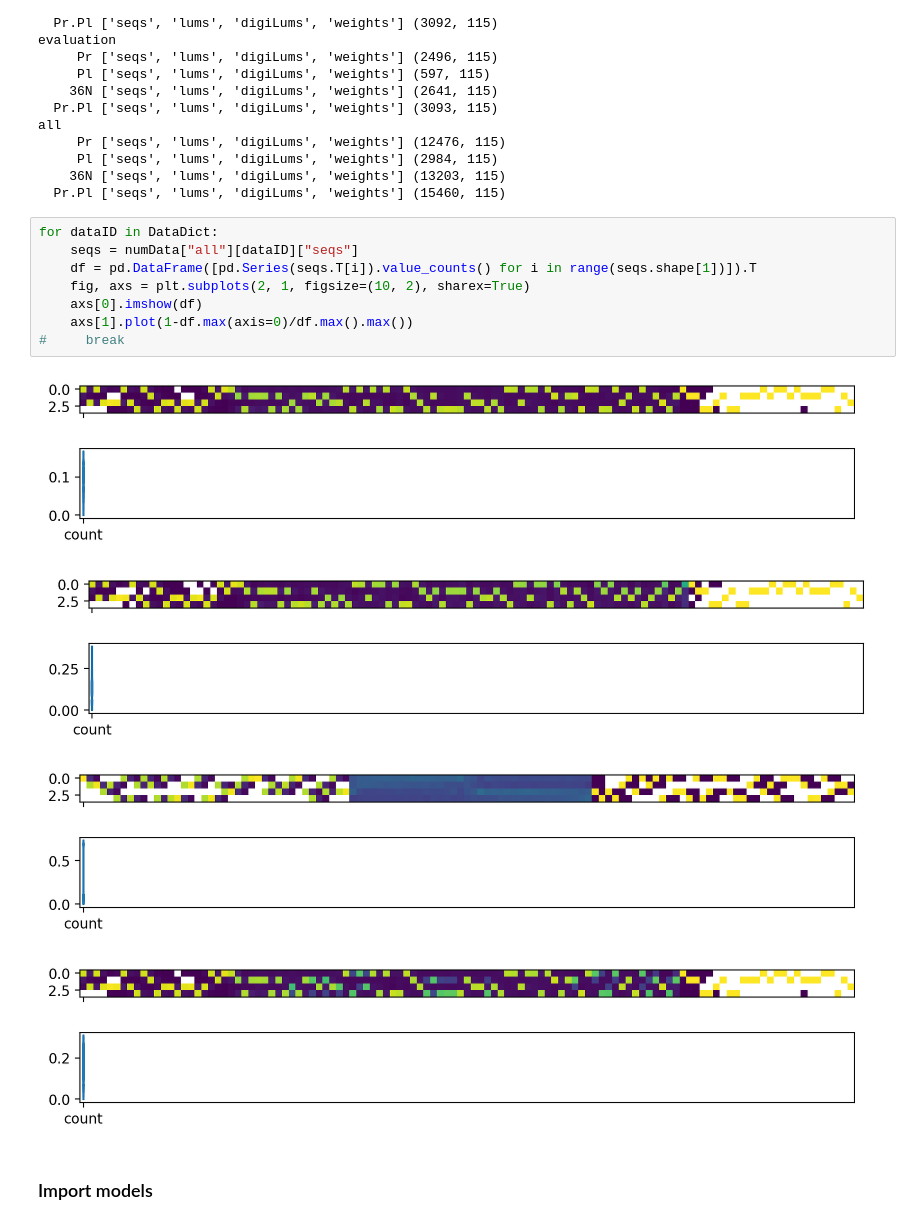
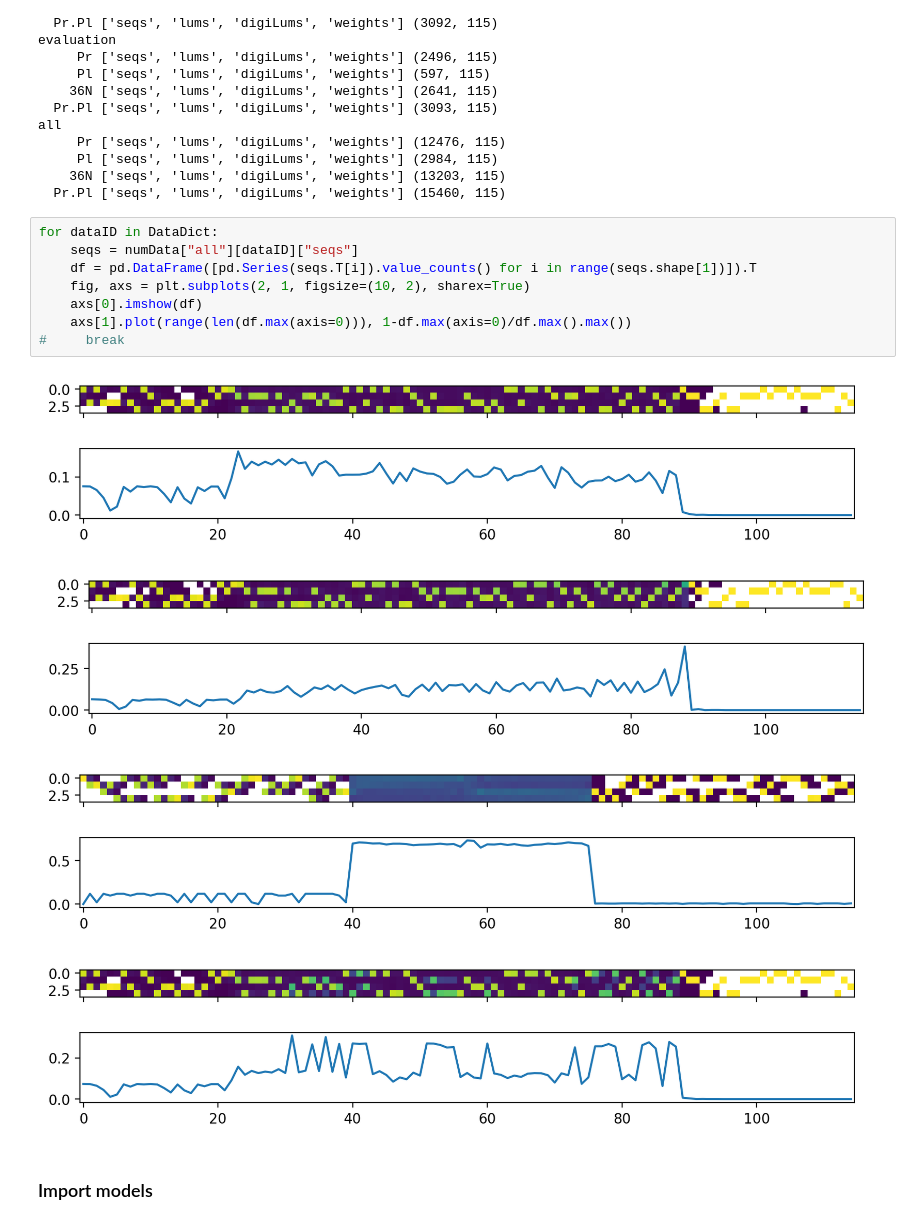
Before and after one commit to MrLiemVu/ThermotersV2, a Jupyter notebook: notebooks/Models_overview.ipynb, the cells around one changed output. Drawn from its saved outputs; the diff is of its cells as text.

```diff
--- a/notebooks/Models_overview.ipynb
+++ b/notebooks/Models_overview.ipynb
@@ -76,16 +76,16 @@ all
 # %%
 for dataID in DataDict:
     seqs = numData["all"][dataID]["seqs"]
     df = pd.DataFrame([pd.Series(seqs.T[i]).value_counts() for i in range(seqs.shape[1])]).T
     fig, axs = plt.subplots(2, 1, figsize=(10, 2), sharex=True)
     axs[0].imshow(df)
-    axs[1].plot(1-df.max(axis=0)/df.max().max())
+    axs[1].plot(range(len(df.max(axis=0))), 1-df.max(axis=0)/df.max().max())
 #     break
 # %% [output]
-[figure, old version]
+[figure, new version]
-[figure, old version]
+[figure, new version]
-[figure, old version]
+[figure, new version]
-[figure, old version]
+[figure, new version]
 # %% [markdown]
 ### Import models
 # %%
```
Also changed, not shown: parts of 1 cell of this notebook, 2 other files.
